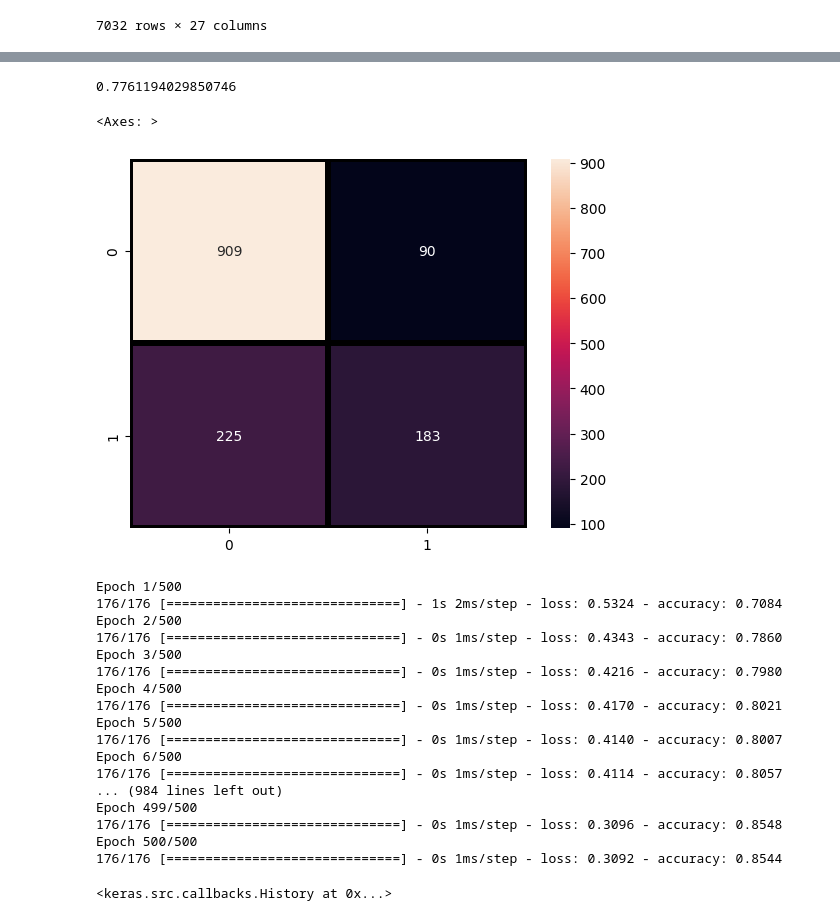
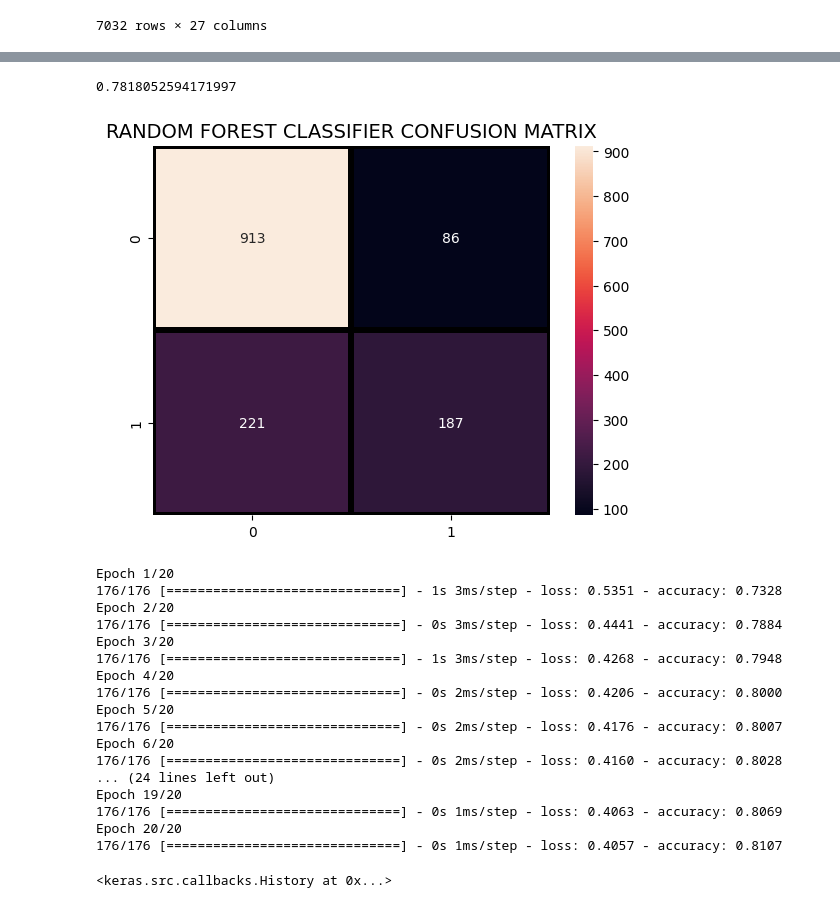
Before and after one commit to neel0086/deep_learning, a Jupyter notebook: CustomerChurn.ipynb, the cells around one changed output, grey strips where cells are left out. Cells and saved outputs as stored; diff of their text form; code cells hidden in the pictures.

```diff
--- a/CustomerChurn.ipynb
+++ b/CustomerChurn.ipynb
@@ -192,7 +220,7 @@ df2
 | 7042 | 0 | 0 | 0 | 0 | 0.915493 | 1 | 0 | 1 | ... |
 7032 rows × 27 columns
 # %%
-X = df2.drop('Churn',axis='columns')
+X = df2.drop(['Churn','gender','OnlineBackup','Partner'],axis='columns')
 Y = df2["Churn"]
 # %%
 X_train, X_test, Y_train, Y_test = train_test_split(X, Y, test_size=0.2, random_state = 5)
@@ -230,21 +260,22 @@ sns.heatmap(confusion_matrix(Y_test, dt_predict),annot=True,fmt = "d",linecolor=
 # %%
 #RANDOM FOREST CLASSIFIER
 rf_model = RandomForestClassifier(n_estimators = 1000, oob_score = True,
                                   n_jobs = -1, random_state = 65, max_leaf_nodes = 35)
 
 rf_model.fit(X_train, Y_train)
 accuracy = rf_model.score(X_test, Y_test)
 rf_predict = rf_model.predict(X_test)
 print(accuracy)
 sns.heatmap(confusion_matrix(Y_test, rf_predict), annot=True,fmt = "d",linecolor="k",linewidths=3)
+plt.title("RANDOM FOREST CLASSIFIER CONFUSION MATRIX",fontsize=14)
+plt.show()
 # %% [output]
-0.7761194029850746
+0.7818052594171997
-<Axes: >
-[figure, old version]
+[figure, new version]
 # %%
 model = keras.Sequential([
-    keras.layers.Dense(20, input_shape = (26,), activation="relu"),          # As 26 columns are there so 26 features and hence 26 neurons
-    keras.layers.Dense(10, activation="relu"),
+    keras.layers.Dense(15, input_shape = (23,), activation="relu"),          # As 26 columns are there so 26 features and hence 26 neurons
+    # keras.layers.Dense(10, activation="relu"),
     keras.layers.Dense(1,activation="sigmoid"),
 ])
 
@@ -253,25 +284,25 @@ model.compile(optimizer = "adam",
               metrics=['accuracy']
 
 )
-model.fit(X_train, Y_train, epochs=500)
+model.fit(X_train, Y_train, epochs=20)
 # %% [output]
-Epoch 1/500
-176/176 [==============================] - 1s 2ms/step - loss: 0.5324 - accuracy: 0.7084
-Epoch 2/500
-176/176 [==============================] - 0s 1ms/step - loss: 0.4343 - accuracy: 0.7860
-Epoch 3/500
-176/176 [==============================] - 0s 1ms/step - loss: 0.4216 - accuracy: 0.7980
-Epoch 4/500
-176/176 [==============================] - 0s 1ms/step - loss: 0.4170 - accuracy: 0.8021
-Epoch 5/500
-176/176 [==============================] - 0s 1ms/step - loss: 0.4140 - accuracy: 0.8007
-Epoch 6/500
-176/176 [==============================] - 0s 1ms/step - loss: 0.4114 - accuracy: 0.8057
-... (984 lines left out)
-Epoch 499/500
-176/176 [==============================] - 0s 1ms/step - loss: 0.3096 - accuracy: 0.8548
-Epoch 500/500
-176/176 [==============================] - 0s 1ms/step - loss: 0.3092 - accuracy: 0.8544
+Epoch 1/20
+176/176 [==============================] - 1s 3ms/step - loss: 0.5351 - accuracy: 0.7328
+Epoch 2/20
+176/176 [==============================] - 0s 3ms/step - loss: 0.4441 - accuracy: 0.7884
+Epoch 3/20
+176/176 [==============================] - 1s 3ms/step - loss: 0.4268 - accuracy: 0.7948
+Epoch 4/20
+176/176 [==============================] - 0s 2ms/step - loss: 0.4206 - accuracy: 0.8000
+Epoch 5/20
+176/176 [==============================] - 0s 2ms/step - loss: 0.4176 - accuracy: 0.8007
+Epoch 6/20
+176/176 [==============================] - 0s 2ms/step - loss: 0.4160 - accuracy: 0.8028
+... (24 lines left out)
+Epoch 19/20
+176/176 [==============================] - 0s 1ms/step - loss: 0.4063 - accuracy: 0.8069
+Epoch 20/20
+176/176 [==============================] - 0s 1ms/step - loss: 0.4057 - accuracy: 0.8107
 <keras.src.callbacks.History at 0x...>
 # %%
 model.evaluate(X_test,Y_test)
```
Also changed, not shown: parts of 7 cells of this notebook.
